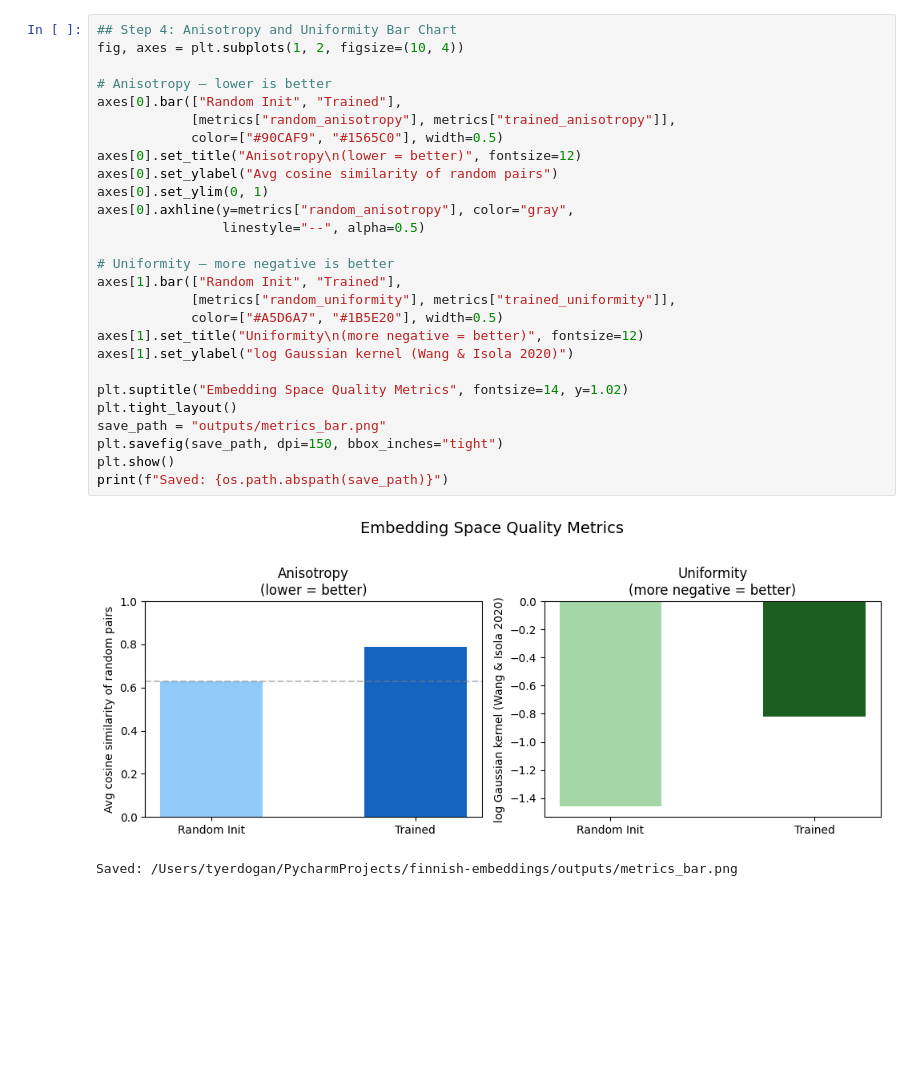
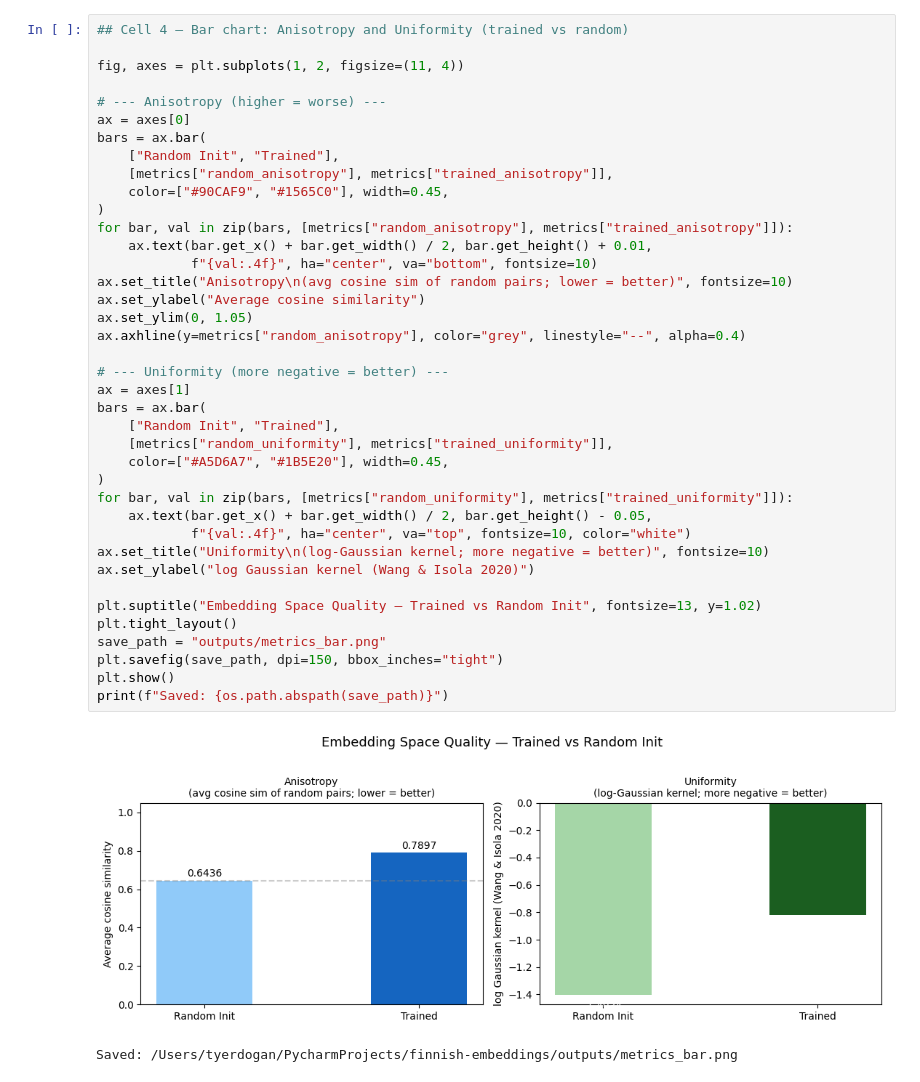
Before and after one commit to tyerdogan/finnish-embedding, a Jupyter notebook: notebooks/evaluate.ipynb, the cells around one changed output. Drawn from its saved outputs; the diff is of its cells as text; blank space fills up the shorter version.

```diff
--- a/notebooks/evaluate.ipynb
+++ b/notebooks/evaluate.ipynb
@@ -117,30 +190,42 @@ Interpretation:
 # %%
-## Step 4: Anisotropy and Uniformity Bar Chart
-fig, axes = plt.subplots(1, 2, figsize=(10, 4))
+## Cell 4 — Bar chart: Anisotropy and Uniformity (trained vs random)
 
-# Anisotropy — lower is better
-axes[0].bar(["Random Init", "Trained"],
-            [metrics["random_anisotropy"], metrics["trained_anisotropy"]],
-            color=["#90CAF9", "#1565C0"], width=0.5)
-axes[0].set_title("Anisotropy\n(lower = better)", fontsize=12)
-axes[0].set_ylabel("Avg cosine similarity of random pairs")
-axes[0].set_ylim(0, 1)
-axes[0].axhline(y=metrics["random_anisotropy"], color="gray",
-                linestyle="--", alpha=0.5)
+fig, axes = plt.subplots(1, 2, figsize=(11, 4))
 
-# Uniformity — more negative is better
-axes[1].bar(["Random Init", "Trained"],
-            [metrics["random_uniformity"], metrics["trained_uniformity"]],
-            color=["#A5D6A7", "#1B5E20"], width=0.5)
-axes[1].set_title("Uniformity\n(more negative = better)", fontsize=12)
-axes[1].set_ylabel("log Gaussian kernel (Wang & Isola 2020)")
+# --- Anisotropy (higher = worse) ---
+ax = axes[0]
+bars = ax.bar(
+    ["Random Init", "Trained"],
+    [metrics["random_anisotropy"], metrics["trained_anisotropy"]],
+    color=["#90CAF9", "#1565C0"], width=0.45,
+)
+for bar, val in zip(bars, [metrics["random_anisotropy"], metrics["trained_anisotropy"]]):
+    ax.text(bar.get_x() + bar.get_width() / 2, bar.get_height() + 0.01,
+            f"{val:.4f}", ha="center", va="bottom", fontsize=10)
+ax.set_title("Anisotropy\n(avg cosine sim of random pairs; lower = better)", fontsize=10)
+ax.set_ylabel("Average cosine similarity")
+ax.set_ylim(0, 1.05)
+ax.axhline(y=metrics["random_anisotropy"], color="grey", linestyle="--", alpha=0.4)
 
-plt.suptitle("Embedding Space Quality Metrics", fontsize=14, y=1.02)
+# --- Uniformity (more negative = better) ---
+ax = axes[1]
+bars = ax.bar(
+    ["Random Init", "Trained"],
+    [metrics["random_uniformity"], metrics["trained_uniformity"]],
+    color=["#A5D6A7", "#1B5E20"], width=0.45,
+)
+for bar, val in zip(bars, [metrics["random_uniformity"], metrics["trained_uniformity"]]):
+    ax.text(bar.get_x() + bar.get_width() / 2, bar.get_height() - 0.05,
+            f"{val:.4f}", ha="center", va="top", fontsize=10, color="white")
+ax.set_title("Uniformity\n(log-Gaussian kernel; more negative = better)", fontsize=10)
+ax.set_ylabel("log Gaussian kernel (Wang & Isola 2020)")
+
+plt.suptitle("Embedding Space Quality — Trained vs Random Init", fontsize=13, y=1.02)
 plt.tight_layout()
 save_path = "outputs/metrics_bar.png"
 plt.savefig(save_path, dpi=150, bbox_inches="tight")
 plt.show()
 print(f"Saved: {os.path.abspath(save_path)}")
 # %% [output]
-[figure, old version]
+[figure, new version]
 Saved: /Users/tyerdogan/PycharmProjects/finnish-embeddings/outputs/metrics_bar.png
```
Also changed, not shown: parts of 19 cells of this notebook, 4 other files.
